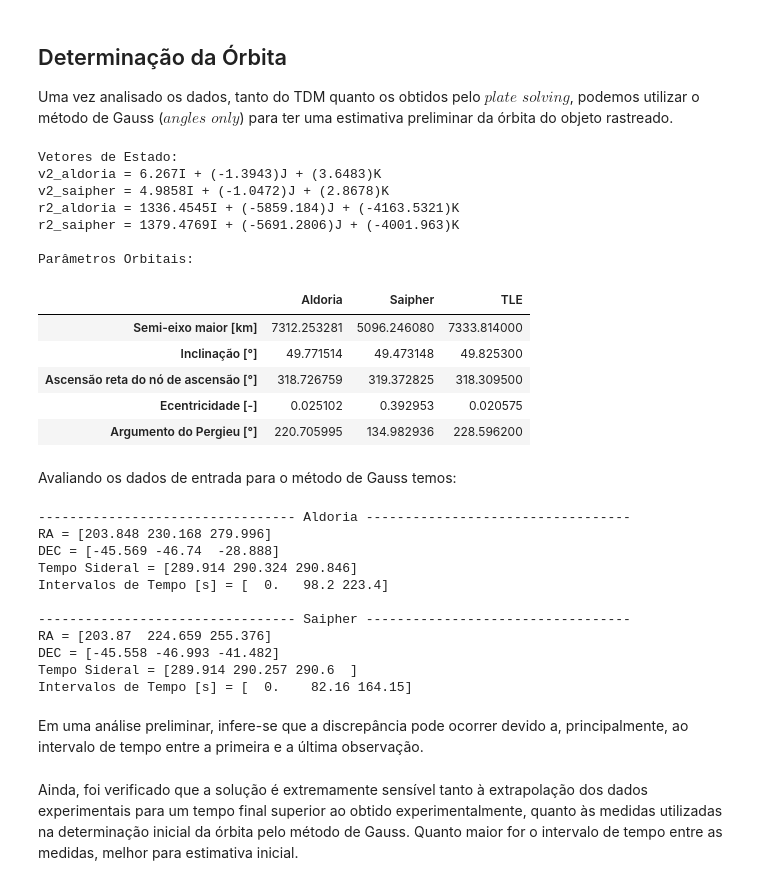
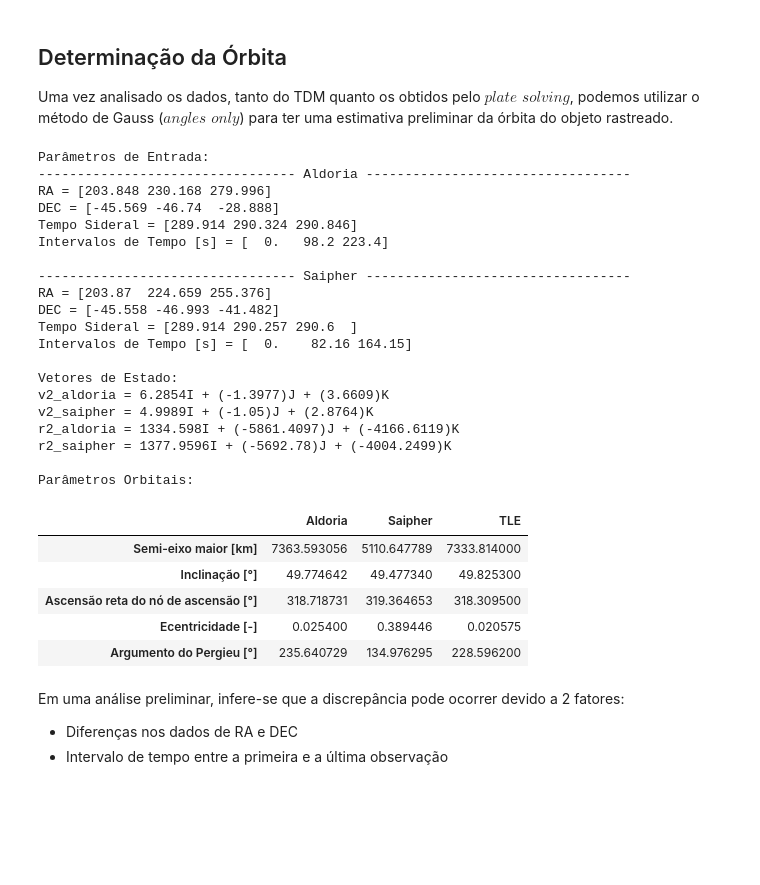
Before and after one commit to Rafa1914/spacepykit, a Jupyter notebook: orbit-determination-notebook.ipynb, the cells around one changed output. Saved outputs shown, nothing was run; the diff lists cells and outputs as text; code cells hidden in the pictures; blank space fills up the shorter version.

```diff
--- a/orbit-determination-notebook.ipynb
+++ b/orbit-determination-notebook.ipynb
@@ -287,7 +287,7 @@ latitude_geodetic = np.rad2deg(get_geodetic_latitude(latitude)) # Latitude geod
 tdm_aldoria = get_track_data('Dados\\TDM_7646.txt')
 tdm_saipher_bruto = get_track_data('Dados\\Resultados-12.txt')
 tdm_saipher = radec_fit(original_data=tdm_saipher_bruto,poly_degree=3,t_start=tdm_saipher_bruto['Tempo[s]'].min(),t_end=tdm_saipher_bruto['Tempo[s]'].max())
-n_aldoria = len(tdm_aldoria['Tempo[s]'])                                # Quantidade de observações realizadas
+n_aldoria = len(tdm_saipher['Tempo[s]'])                                # Quantidade de observações realizadas
 n_saipher = len(tdm_saipher['Tempo[s]'])                                # Quantidade de observações realizadas
 
 # Posições Analisadas:
@@ -348,70 +348,70 @@ e_tle = 0.02057480
 i_tle = 49.8253
 ra_tle = 318.3095
 w_tle = 228.5962
 a_tle = 7333.814
 m_tle = 129.7086
 
 
 # Resultados:
+print('Parâmetros de Entrada:')
+print('--------------------------------- Aldoria ----------------------------------')
+print(f'RA = {np.round(RAs_aldoria,3)}')
+print(f'DEC = {np.round(DECs_aldoria,3)}')
+print(f'Tempo Sideral = {np.round(local_sidereal_time_aldoria,3)}')
+print(f'Intervalos de Tempo [s] = {np.round([t_aldoria[0]-t_aldoria[0],t_aldoria[1]-t_aldoria[0],t_aldoria[2]-t_aldoria[0]],2)}')
+print()
+print('--------------------------------- Saipher ----------------------------------')
+print(f'RA = {np.round(RAs_saipher,3)}')
+print(f'DEC = {np.round(DECs_saipher,3)}')
+print(f'Tempo Sideral = {np.round(local_sidereal_time_saipher,3)}')
+print(f'Intervalos de Tempo [s] = {np.round([t_saipher[0]-t_saipher[0],t_saipher[1]-t_saipher[0],t_saipher[2]-t_saipher[0]],2)}')
+print()
+
 results = {
     'Aldoria':[a_aldoria,i_aldoria,ra_aldoria,e_aldoria,w_aldoria],
     'Saipher':[a_saipher,i_saipher,ra_saipher,e_saipher,w_saipher],
     'TLE':[a_tle,i_tle,ra_tle,e_tle,w_tle]
 }
 
 orbital_parameters_df = pd.DataFrame(
     index = ['Semi-eixo maior [km]','Inclinação [°]','Ascensão reta do nó de ascensão [°]','Ecentricidade [-]','Argumento do Pergieu [°]'],
     data = results)
 
 print('Vetores de Estado:')
 print(f'v2_aldoria = {round(v2_aldoria.x,4)}I + ({round(v2_aldoria.y,4)})J + ({round(v2_aldoria.z,4)})K')
 print(f'v2_saipher = {round(v2_saipher.x,4)}I + ({round(v2_saipher.y,4)})J + ({round(v2_saipher.z,4)})K')
 print(f'r2_aldoria = {round(r2_aldoria.x,4)}I + ({round(r2_aldoria.y,4)})J + ({round(r2_aldoria.z,4)})K')
 print(f'r2_saipher = {round(r2_saipher.x,4)}I + ({round(r2_saipher.y,4)})J + ({round(r2_saipher.z,4)})K')
 print('\nParâmetros Orbitais:')
 orbital_parameters_df
 # %% [output]
+Parâmetros de Entrada:
+--------------------------------- Aldoria ----------------------------------
+RA = [203.848 230.168 279.996]
+DEC = [-45.569 -46.74  -28.888]
+Tempo Sideral = [289.914 290.324 290.846]
+Intervalos de Tempo [s] = [  0.   98.2 223.4]
+
+--------------------------------- Saipher ----------------------------------
+RA = [203.87  224.659 255.376]
+DEC = [-45.558 -46.993 -41.482]
+Tempo Sideral = [289.914 290.257 290.6  ]
+Intervalos de Tempo [s] = [  0.    82.16 164.15]
+
 Vetores de Estado:
-v2_aldoria = 6.267I + (-1.3943)J + (3.6483)K
-v2_saipher = 4.9858I + (-1.0472)J + (2.8678)K
-r2_aldoria = 1336.4545I + (-5859.184)J + (-4163.5321)K
-r2_saipher = 1379.4769I + (-5691.2806)J + (-4001.963)K
+v2_aldoria = 6.2854I + (-1.3977)J + (3.6609)K
+v2_saipher = 4.9989I + (-1.05)J + (2.8764)K
+r2_aldoria = 1334.598I + (-5861.4097)J + (-4166.6119)K
+r2_saipher = 1377.9596I + (-5692.78)J + (-4004.2499)K
 
 Parâmetros Orbitais:
 |  | Aldoria | Saipher | TLE |
-| Semi-eixo maior [km] | 7312.253281 | 5096.246080 | 7333.814000 |
-| Inclinação [°] | 49.771514 | 49.473148 | 49.825300 |
-| Ascensão reta do nó de ascensão [°] | 318.726759 | 319.372825 | 318.309500 |
-| Ecentricidade [-] | 0.025102 | 0.392953 | 0.020575 |
-| Argumento do Pergieu [°] | 220.705995 | 134.982936 | 228.596200 |
+| Semi-eixo maior [km] | 7363.593056 | 5110.647789 | 7333.814000 |
+| Inclinação [°] | 49.774642 | 49.477340 | 49.825300 |
+| Ascensão reta do nó de ascensão [°] | 318.718731 | 319.364653 | 318.309500 |
+| Ecentricidade [-] | 0.025400 | 0.389446 | 0.020575 |
+| Argumento do Pergieu [°] | 235.640729 | 134.976295 | 228.596200 |
-# %% [markdown]
-Avaliando os dados de entrada para o método de Gauss temos:
-# %%
-print('--------------------------------- Aldoria ----------------------------------')
-print(f'RA = {np.round(RAs_aldoria,3)}')
-print(f'DEC = {np.round(DECs_aldoria,3)}')
-print(f'Tempo Sideral = {np.round(local_sidereal_time_aldoria,3)}')
-print(f'Intervalos de Tempo [s] = {np.round([t_aldoria[0]-t_aldoria[0],t_aldoria[1]-t_aldoria[0],t_aldoria[2]-t_aldoria[0]],2)}')
-print()
-print('--------------------------------- Saipher ----------------------------------')
-print(f'RA = {np.round(RAs_saipher,3)}')
-print(f'DEC = {np.round(DECs_saipher,3)}')
-print(f'Tempo Sideral = {np.round(local_sidereal_time_saipher,3)}')
-print(f'Intervalos de Tempo [s] = {np.round([t_saipher[0]-t_saipher[0],t_saipher[1]-t_saipher[0],t_saipher[2]-t_saipher[0]],2)}')
-# %% [output]
---------------------------------- Aldoria ----------------------------------
-RA = [203.848 230.168 279.996]
-DEC = [-45.569 -46.74  -28.888]
-Tempo Sideral = [289.914 290.324 290.846]
-Intervalos de Tempo [s] = [  0.   98.2 223.4]
-
---------------------------------- Saipher ----------------------------------
-RA = [203.87  224.659 255.376]
-DEC = [-45.558 -46.993 -41.482]
-Tempo Sideral = [289.914 290.257 290.6  ]
-Intervalos de Tempo [s] = [  0.    82.16 164.15]
 # %% [markdown]
-Em uma análise preliminar, infere-se que a discrepância pode ocorrer devido a, principalmente, ao intervalo de tempo entre a primeira e a última observação.
+Em uma análise preliminar, infere-se que a discrepância pode ocorrer devido a 2 fatores:
+* Diferenças nos dados de RA e DEC
+* Intervalo de tempo entre a primeira e a última observação
-# %% [markdown]
-Ainda, foi verificado que a solução é extremamente sensível tanto à extrapolação dos dados experimentais para um tempo final superior ao obtido experimentalmente, quanto às medidas utilizadas na determinação inicial da órbita pelo método de Gauss.
-Quanto maior for o intervalo de tempo entre as medidas, melhor para estimativa inicial.
```
Also changed, not shown: parts of 9 cells of this notebook.
